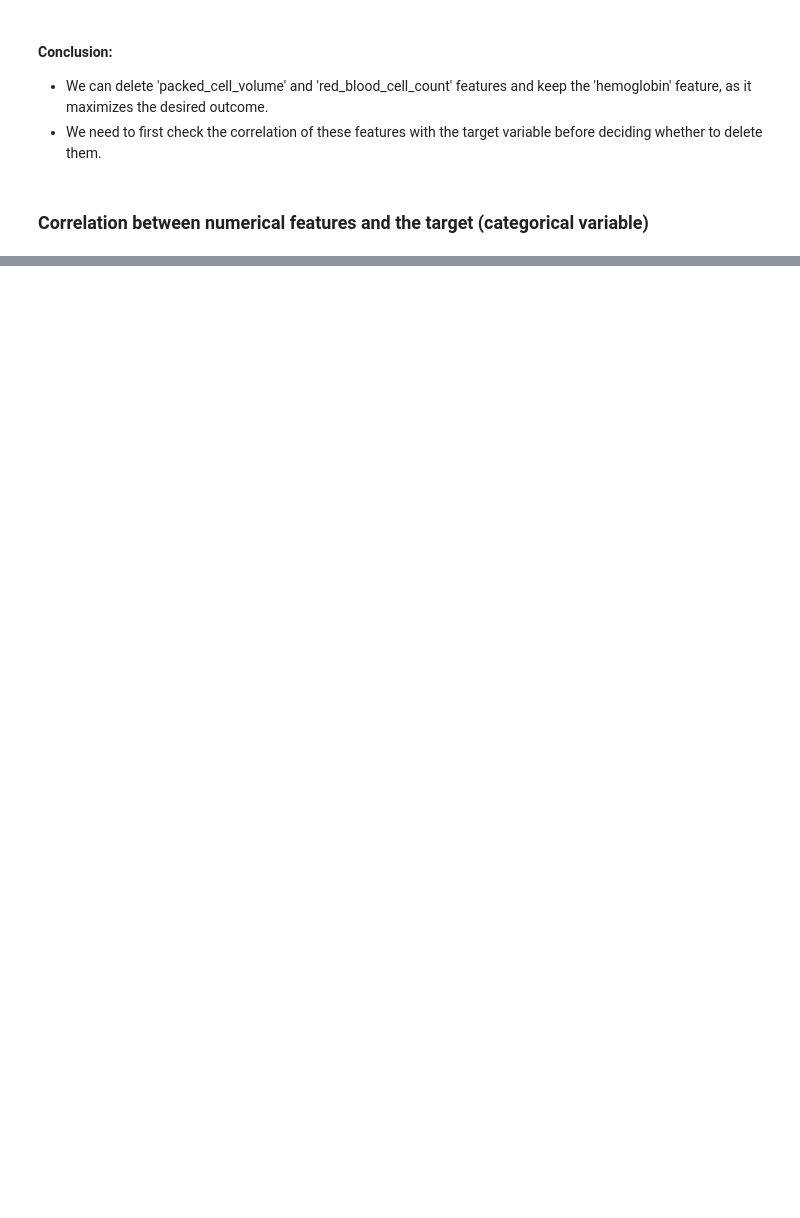
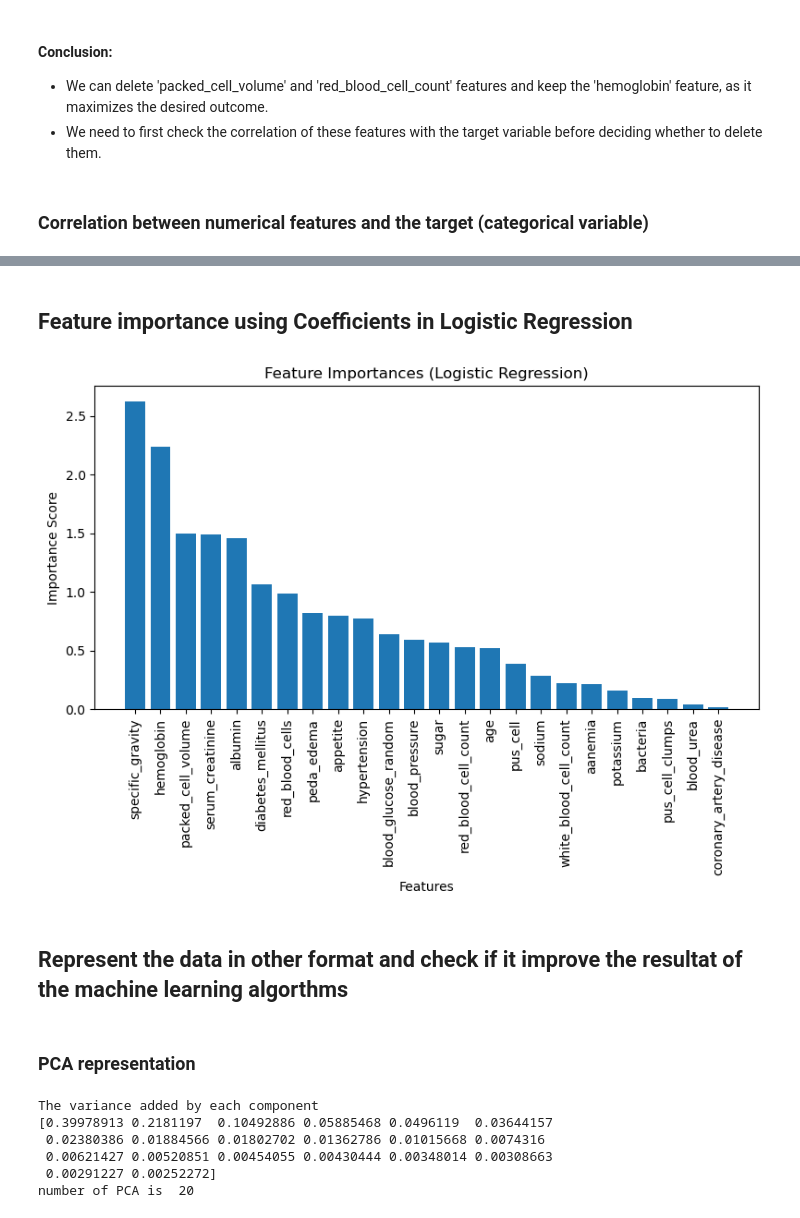
Before and after one commit to Molrn/chronic-kidney-disease, a Jupyter notebook: feature_selection_techniques.ipynb, the cells around one changed output, grey strips where cells are left out. Drawn from its saved outputs; the diff is of its cells as text; code cells hidden in the pictures; blank space fills up the shorter version.

```diff
--- a/feature_selection_techniques.ipynb
+++ b/feature_selection_techniques.ipynb
@@ -103,0 +401,49 @@ Conclusion:
+# %% [markdown]
+## Feature importance using  Coefficients in  Logistic Regression
+# %%
+from sklearn.linear_model import LogisticRegression
+
+logreg = LogisticRegression()
+
+logreg.fit(clean_df[features], clean_df[target])
+
+coefficients = logreg.coef_[0]
+
+# Get the absolute feature importance
+feature_importances = np.abs(coefficients)
+
+# Sort feature importances in descending order
+sorted_idx = np.argsort(feature_importances)[::-1]
+
+# Plot the feature importances
+plt.figure(figsize=(8, 6))
+plt.bar(range(len(sorted_idx)), feature_importances[sorted_idx])
+plt.xticks(range(len(sorted_idx)), [clean_df[features].columns[i] for i in sorted_idx], rotation=90)
+plt.xlabel('Features')
+plt.ylabel('Importance Score')
+plt.title('Feature Importances (Logistic Regression)')
+plt.tight_layout()
+plt.show()
+# %% [output]
+[figure, added]
+# %% [markdown]
+## Represent the data in other format and check if it improve the resultat of the machine learning algorthms
+# %% [markdown]
+### PCA representation
+# %%
+from sklearn.decomposition import PCA
+
+pca= PCA (n_components=0.99,whiten=True)
+
+pca_data=pca.fit_transform(clean_df)
+variance_explained =pca.explained_variance_ratio_
+print('The variance added by each component')
+print(variance_explained)
+print('number of PCA is ',len(variance_explained))
+# %% [output]
+The variance added by each component
+[0.39978913 0.2181197  0.10492886 0.05885468 0.0496119  0.03644157
+ 0.02380386 0.01884566 0.01802702 0.01362786 0.01015668 0.0074316
+ 0.00621427 0.00520851 0.00454055 0.00430444 0.00348014 0.00308663
+ 0.00291227 0.00252272]
+number of PCA is  20
```
Also changed, not shown: parts of 48 cells of this notebook, 2 other files.
